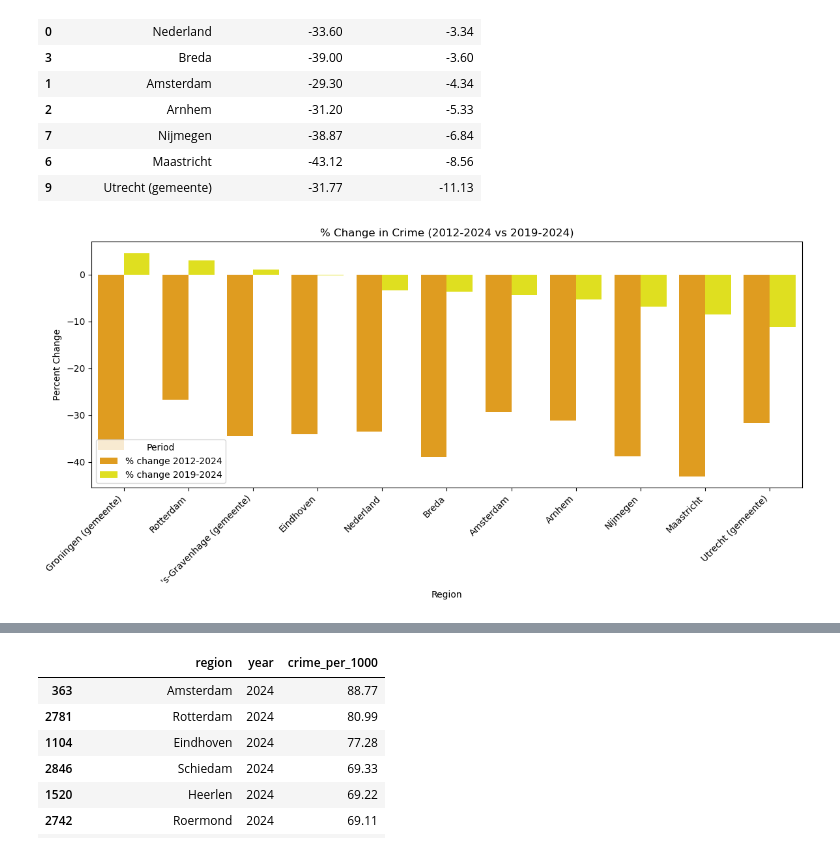
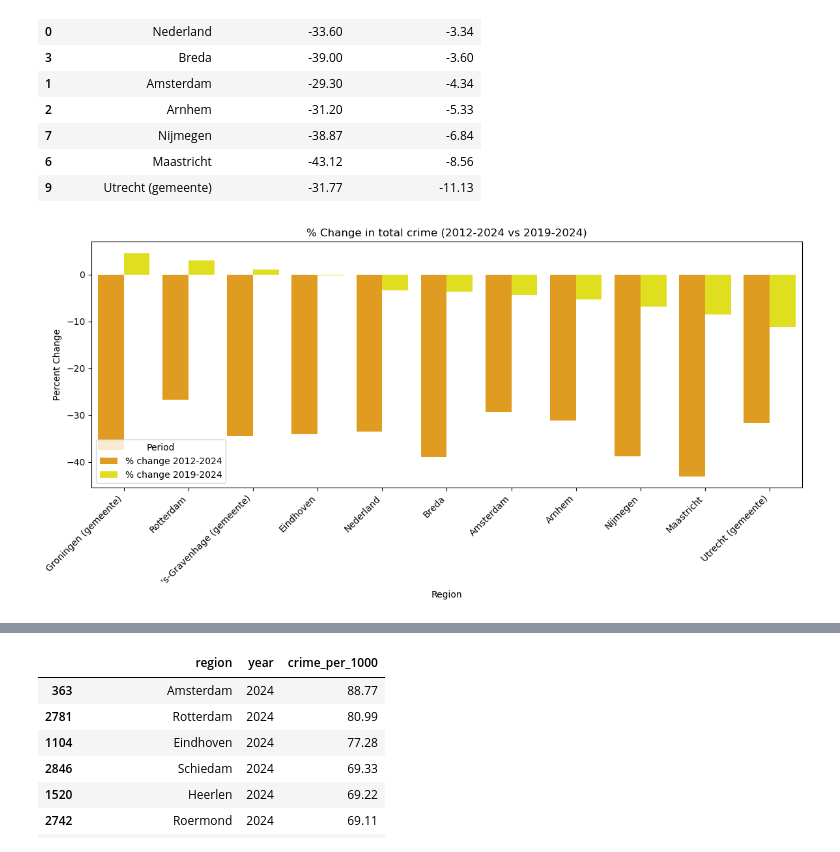
Before and after one commit to chels-j/NLViolentCrime, a Jupyter notebook: NLCrimeAnalysis.ipynb, the cells around one changed output, grey strips where cells are left out. Cells and saved outputs as stored; diff of their text form; code cells hidden in the pictures.

```diff
--- a/NLCrimeAnalysis.ipynb
+++ b/NLCrimeAnalysis.ipynb
@@ -938,7 +936,7 @@ f.tight_layout()
 ## Historically
 # %%
 # Find the top 20 cities with the highest overall average crime per 1000 people over time
-mjcities_total = gemeenten_df[(gemeenten_df['crime_type'] == 'Totaal misdrijven') & (gemeenten_df['region'].isin(major_cities))]
+mjcities_total = cities_df[(cities_df['crime_type'] == 'Totaal misdrijven') & (cities_df['region'].isin(major_cities))]
 
 mjcities_grouped = mjcities_total[['region','crime_per_1000']].groupby(by=['region']).mean().sort_values(
     by=['crime_per_1000'], axis=0, ascending=False).round(2)
@@ -971,14 +969,14 @@ mjcities_grouped
 ##Plot national & city trends from 2012 - 2024
 
 ## Subset top 10 cities in terms of historic average total crime rates per 1000 people
-top10_gemeenten = gemeenten_df[(gemeenten_df['region'].isin(mjcities_grouped.index[:10])) & (gemeenten_df['crime_type']=='Totaal misdrijven')]
+top10_gemeenten = cities_df[(cities_df['region'].isin(mjcities_grouped.index[:10])) & (cities_df['crime_type']=='Totaal misdrijven')]
 
 ## Set figure properties
 f, axs = plt.subplots(1, 2, figsize=(10, 4), gridspec_kw=dict(width_ratios=[4, 3]), sharey=True, sharex=True)
 
 
 ## Plot full timeline country level
-sns.lineplot(data=total_crimes_df,
+sns.lineplot(data=national_df,
              x='year', y='crime_per_1000',
              # hue='region', style='region',
              ax=axs[0],
@@ -1104,7 +1058,7 @@ def percent_change(group):
 
 ## Apply the function to national data
 country_pctchange = (
-    total_crimes_df[['region', 'year', 'crime_per_1000']]
+    national_df[['region', 'year', 'crime_per_1000']]
     .sort_values(by='year')
     .groupby('region')
     .apply(percent_change)
@@ -1140,27 +1094,27 @@ compare_pctchange
 # %%
 ## Plot grouped bar chart of percentage change for national compared to top 10 cities major cities in average crime
 
 # Reshape the data
 pctchange_long = compare_pctchange.melt(id_vars='region', var_name='period', value_name='percent_change')
 
 # Create the barplot
 plt.figure(figsize=(12, 6))
 sns.barplot(
     data=pctchange_long,
     x='region',
     y='percent_change',
     hue='period',
     palette=['orange', 'yellow']
 )
 
 
 
-plt.title('% Change in Crime (2012-2024 vs 2019-2024)')
+plt.title('% Change in total crime (2012-2024 vs 2019-2024)')
 plt.xlabel('Region')
 plt.ylabel('Percent Change')
 plt.xticks(rotation=45, ha='right')
 plt.legend(title='Period')
 plt.tight_layout()
 plt.show()
 # %% [output]
-[figure, old version]
+[figure, new version]
```
Also changed, not shown: parts of 8 cells of this notebook.
